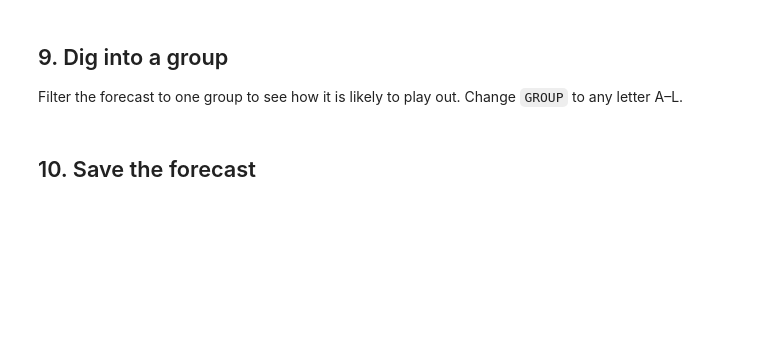
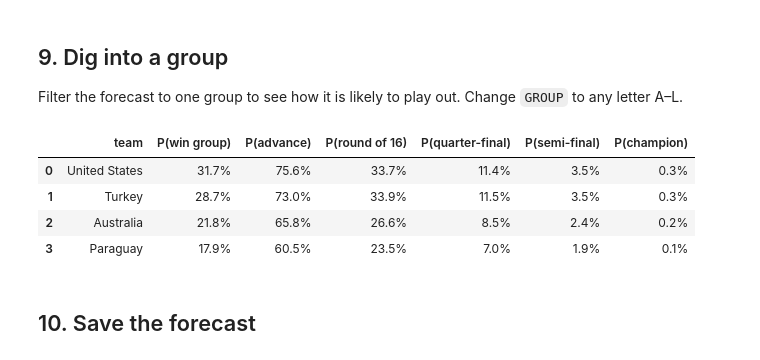
Before and after one commit to Vlad-Lee/fifa_wc_2026_pred, a Jupyter notebook: wc2026_dixon_coles.ipynb, the cells around one changed output. Drawn from its saved outputs; the diff is of its cells as text; code cells hidden in the pictures; blank space fills up the shorter version.

```diff
--- a/wc2026_dixon_coles.ipynb
+++ b/wc2026_dixon_coles.ipynb
@@ -196,12 +299,18 @@ plt.tight_layout(); plt.show()
 
 Filter the forecast to one group to see how it is likely to play out. Change `GROUP` to any letter A–L.
 # %%
-GROUP = 'C'        # <-- edit to any group letter A-L
+GROUP = 'D'        # <-- edit to any group letter A-L
 
 cols = ['team', 'P(win group)', 'P(advance)', 'P(round of 16)',
         'P(quarter-final)', 'P(semi-final)', 'P(champion)']
 view = predictions[predictions.group == GROUP][cols].reset_index(drop=True)
 view.style.format({c: '{:.1%}' for c in cols[1:]})
+# %% [output]
+|  | team | P(win group) | P(advance) | P(round of 16) | P(quarter-final) | P(semi-final) | P(champion) |
+| 0 | United States | 31.7% | 75.6% | 33.7% | 11.4% | 3.5% | 0.3% |
+| 1 | Turkey | 28.7% | 73.0% | 33.9% | 11.5% | 3.5% | 0.3% |
+| 2 | Australia | 21.8% | 65.8% | 26.6% | 8.5% | 2.4% | 0.2% |
+| 3 | Paraguay | 17.9% | 60.5% | 23.5% | 7.0% | 1.9% | 0.1% |
 # %% [markdown]
 ## 10. Save the forecast
 # %%
```
Also changed, not shown: parts of 16 cells of this notebook, 24 other files.
